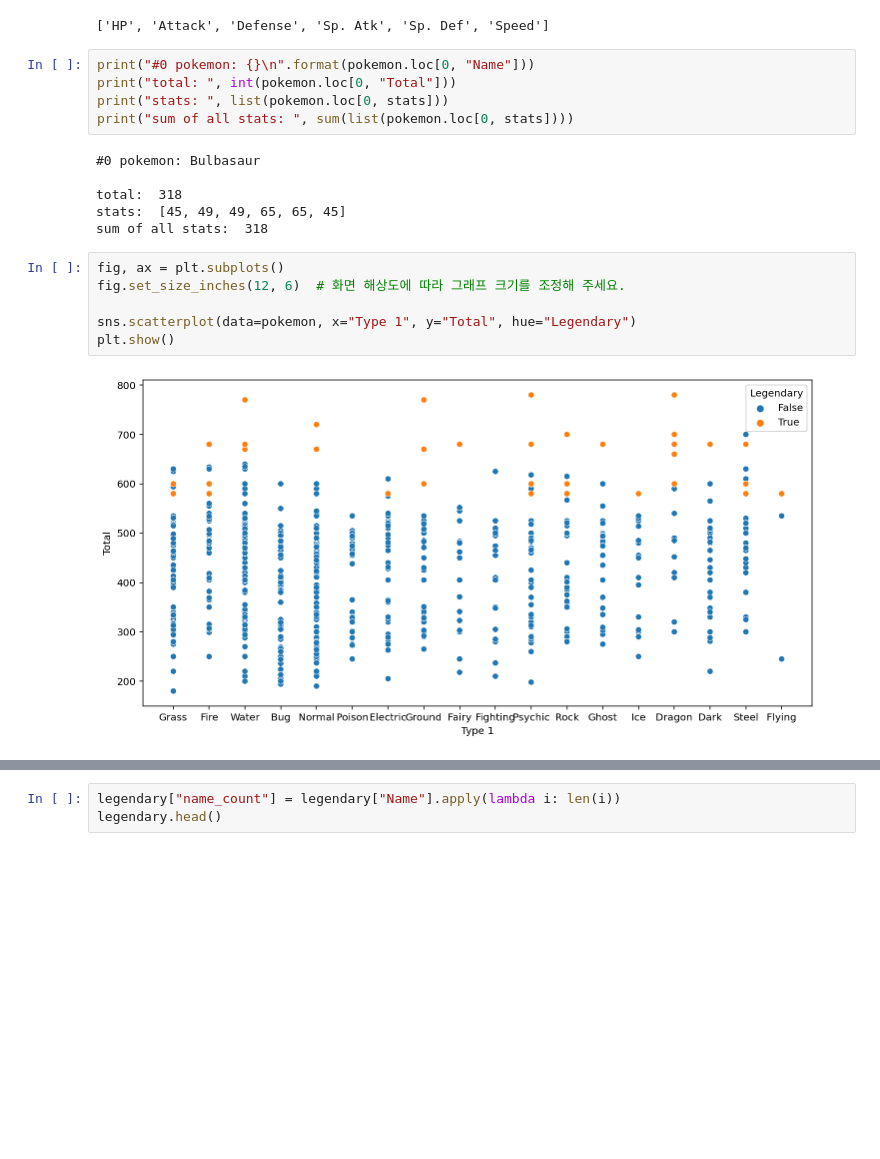
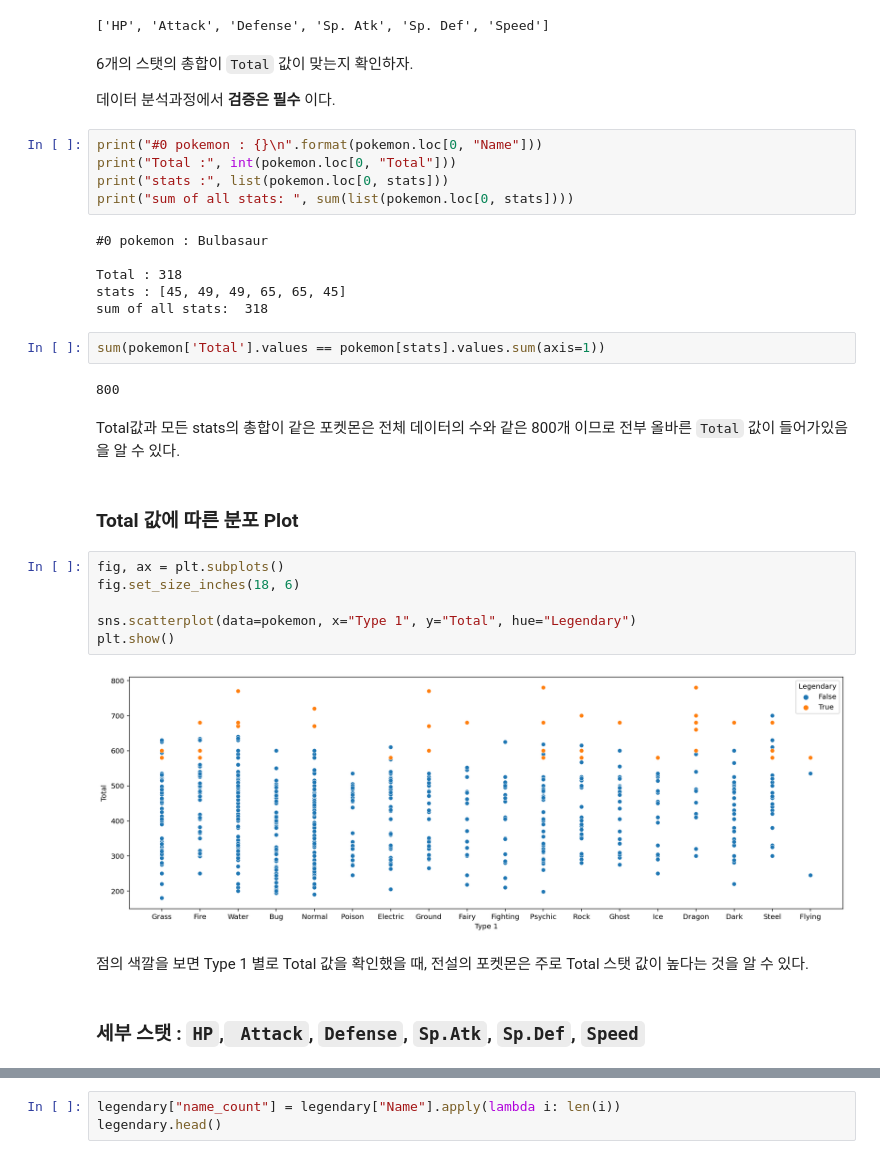
Before and after one commit to ai-rtistic/AIFFEL-Project, a Jupyter notebook: Fundamental/FD10_EDA.ipynb, the cells around one changed output, grey strips where cells are left out. Saved outputs shown, nothing was run; the diff lists cells and outputs as text; blank space fills up the shorter version.

```diff
--- a/Fundamental/FD10_EDA.ipynb
+++ b/Fundamental/FD10_EDA.ipynb
@@ -148,24 +295,40 @@ stats = ["HP", "Attack", "Defense", "Sp. Atk", "Sp. Def", "Speed"]
 stats
 # %% [output]
 ['HP', 'Attack', 'Defense', 'Sp. Atk', 'Sp. Def', 'Speed']
+# %% [markdown]
+6개의 스탯의 총합이 `Total` 값이 맞는지 확인하자.
+
+데이터 분석과정에서 __검증은 필수__ 이다.
 # %%
-print("#0 pokemon: {}\n".format(pokemon.loc[0, "Name"]))
-print("total: ", int(pokemon.loc[0, "Total"]))
-print("stats: ", list(pokemon.loc[0, stats]))
+print("#0 pokemon : {}\n".format(pokemon.loc[0, "Name"]))
+print("Total :", int(pokemon.loc[0, "Total"]))
+print("stats :", list(pokemon.loc[0, stats]))
 print("sum of all stats: ", sum(list(pokemon.loc[0, stats])))
 # %% [output]
-#0 pokemon: Bulbasaur
+#0 pokemon : Bulbasaur
 
-total:  318
-stats:  [45, 49, 49, 65, 65, 45]
+Total : 318
+stats : [45, 49, 49, 65, 65, 45]
 sum of all stats:  318
+# %%
+sum(pokemon['Total'].values == pokemon[stats].values.sum(axis=1))
+# %% [output]
+800
+# %% [markdown]
+Total값과 모든 stats의 총합이 같은 포켓몬은 전체 데이터의 수와 같은 800개 이므로 전부 올바른 `Total` 값이 들어가있음을 알 수 있다.
+# %% [markdown]
+### Total 값에 따른 분포 Plot
 # %%
 fig, ax = plt.subplots()
-fig.set_size_inches(12, 6)  # 화면 해상도에 따라 그래프 크기를 조정해 주세요.
+fig.set_size_inches(18, 6)
 
 sns.scatterplot(data=pokemon, x="Type 1", y="Total", hue="Legendary")
 plt.show()
 # %% [output]
-[figure, old version]
+[figure, new version]
+# %% [markdown]
+점의 색깔을 보면 Type 1 별로 Total 값을 확인했을 때, 전설의 포켓몬은 주로 Total 스탯 값이 높다는 것을 알 수 있다.
+# %% [markdown]
+### 세부 스탯 : `HP`,` Attack`, `Defense`, `Sp.Atk`, `Sp.Def`, `Speed`
 # %%
 figure, ((ax1, ax2), (ax3, ax4), (ax5, ax6)) = plt.subplots(nrows=3, ncols=2)
```
Also changed, not shown: parts of 105 cells of this notebook.
